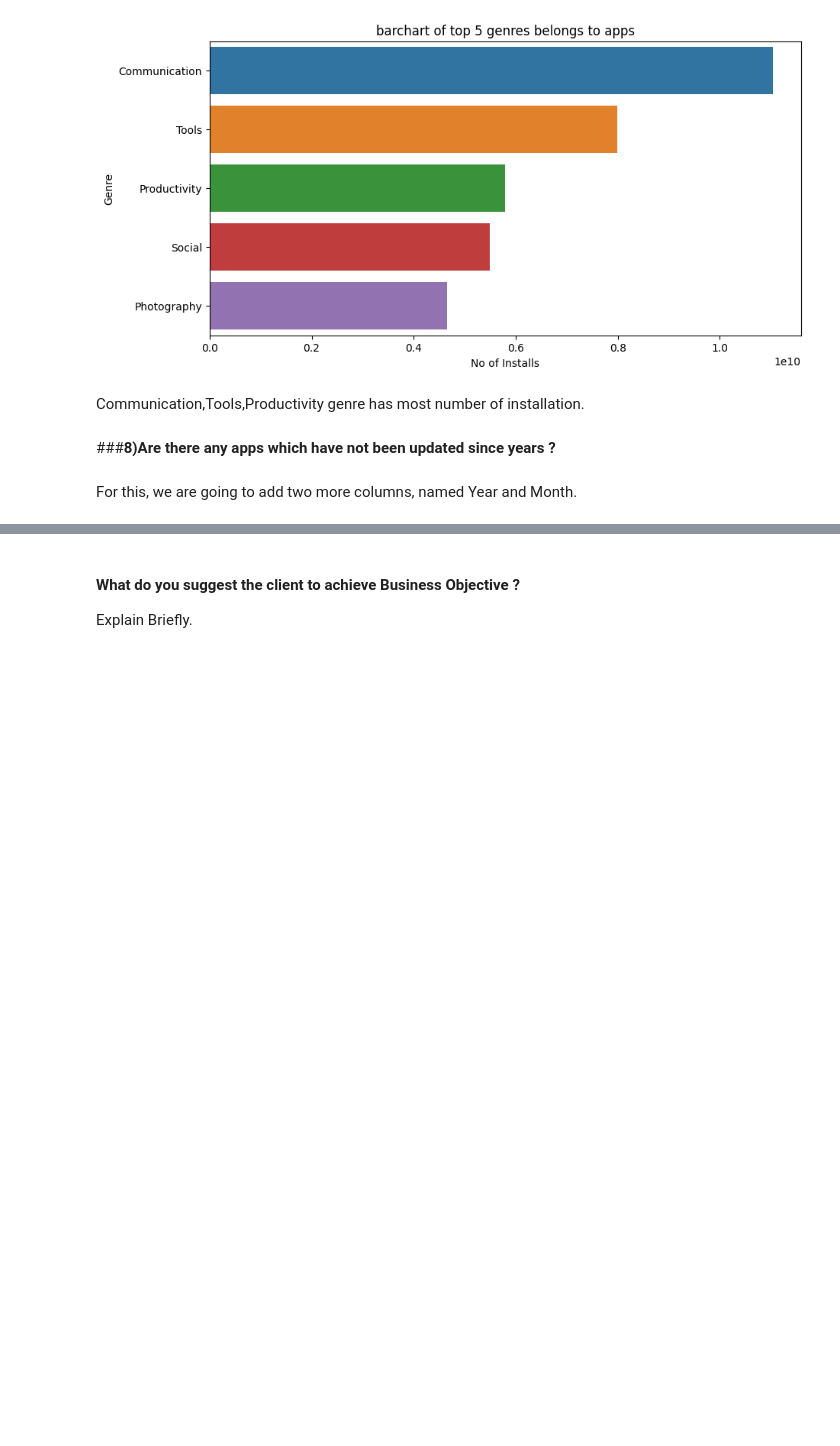
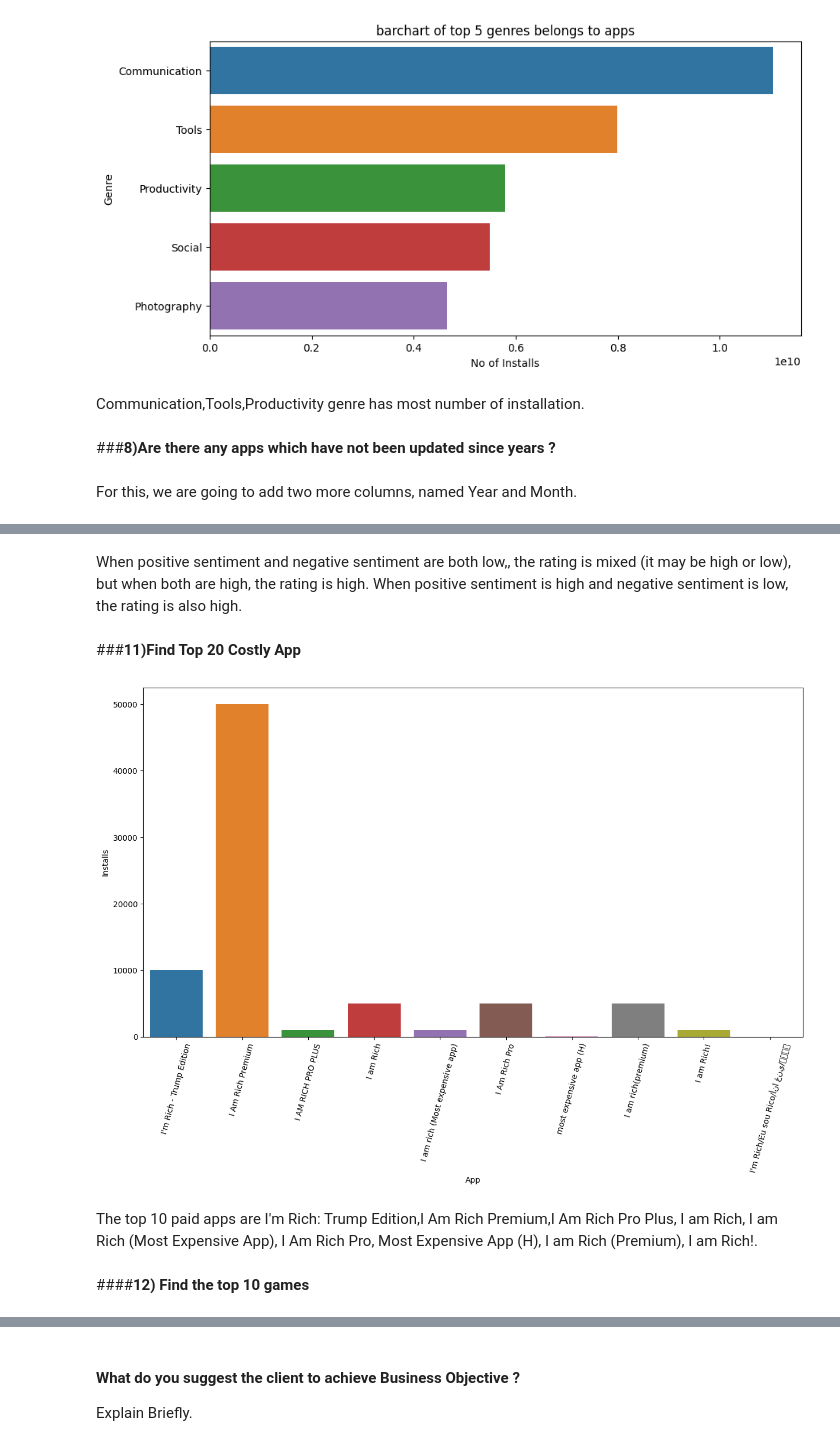
Before and after one commit to shubhsk321go/EDA_capstone_project_playStore_Analysis, a Jupyter notebook: Copy_of_Sample_EDA_Submission_Template.ipynb, the cells around one changed output, grey strips where cells are left out. Saved outputs shown, nothing was run; the diff lists cells and outputs as text; code cells hidden in the pictures; blank space fills up the shorter version.

```diff
--- a/Copy_of_Sample_EDA_Submission_Template.ipynb
+++ b/Copy_of_Sample_EDA_Submission_Template.ipynb
@@ -1860,0 +1908,19 @@ df_ps.head()
+# %% [markdown]
+When positive sentiment and negative sentiment are both low,, the rating is mixed (it may be high or low), but when both are high, the rating is high. When positive sentiment is high and negative sentiment is low, the rating is also high.
+# %% [markdown]
+###**11)Find Top 20 Costly App**
+# %%
+#find the paid app sorted by price
+paid_app=df_ps[df_ps['Type']=='Paid'].sort_values(by='Price',ascending=False).head(10)
+
+#visualize the apps
+fig,ax=plt.subplots(figsize=(15,8))
+app_type_visuals=sns.barplot(data=paid_app,x=paid_app['App'],y=paid_app['Installs']);
+app_type_visuals.set_xticklabels(app_type_visuals.get_xticklabels(),rotation=75);
+plt.show()
+# %% [output]
+[figure, added]
+# %% [markdown]
+The top 10 paid apps are I'm Rich: Trump Edition,I Am Rich Premium,I Am Rich Pro Plus, I am Rich, I am Rich (Most Expensive App), I Am Rich Pro, Most Expensive App (H), I am Rich (Premium), I am Rich!.
+# %% [markdown]
+####**12) Find the top 10 games**
```
Also changed, not shown: parts of 16 cells of this notebook.
